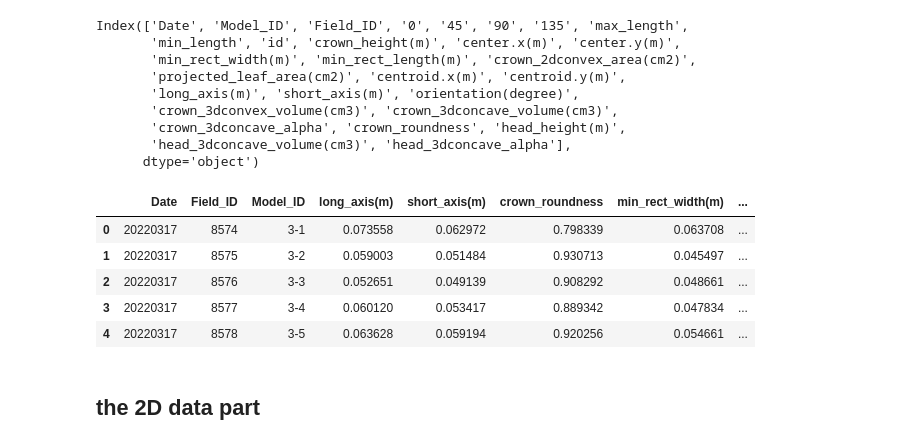
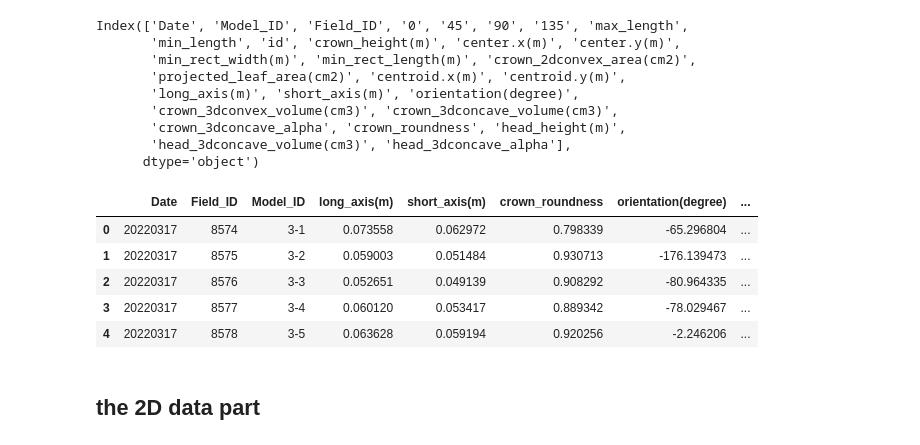
Before and after one commit to UTokyo-FieldPhenomics-Lab/BroccoliHead3D.ipynb, a Jupyter notebook: 20_automl_test.ipynb, the cells around one changed output. Cells and saved outputs as stored; diff of their text form; code cells hidden in the pictures.

```diff
--- a/20_automl_test.ipynb
+++ b/20_automl_test.ipynb
@@ -81,20 +81,20 @@ Index(['Date', 'Model_ID', 'Field_ID', '0', '45', '90', '135', 'max_length',
 # %%
 broccoli_3d_merge_train = broccoli_3d_merge[
     ['Date', 'Field_ID', 'Model_ID',
-     'long_axis(m)', 'short_axis(m)', 'crown_roundness',
+     'long_axis(m)', 'short_axis(m)', 'crown_roundness', 'orientation(degree)',
      'min_rect_width(m)', 'min_rect_length(m)',
      'crown_2dconvex_area(cm2)', 'projected_leaf_area(cm2)',
      'head_height(m)', 'crown_height(m)',
      'crown_3dconvex_volume(cm3)', 'crown_3dconcave_volume(cm3)', 'head_3dconcave_volume(cm3)']
 ]
 broccoli_3d_merge_train.head()
 # %% [output]
-|  | Date | Field_ID | Model_ID | long_axis(m) | short_axis(m) | crown_roundness | min_rect_width(m) | ... |
-| 0 | 20220317 | 8574 | 3-1 | 0.073558 | 0.062972 | 0.798339 | 0.063708 | ... |
-| 1 | 20220317 | 8575 | 3-2 | 0.059003 | 0.051484 | 0.930713 | 0.045497 | ... |
-| 2 | 20220317 | 8576 | 3-3 | 0.052651 | 0.049139 | 0.908292 | 0.048661 | ... |
-| 3 | 20220317 | 8577 | 3-4 | 0.060120 | 0.053417 | 0.889342 | 0.047834 | ... |
-| 4 | 20220317 | 8578 | 3-5 | 0.063628 | 0.059194 | 0.920256 | 0.054661 | ... |
+|  | Date | Field_ID | Model_ID | long_axis(m) | short_axis(m) | crown_roundness | orientation(degree) | ... |
+| 0 | 20220317 | 8574 | 3-1 | 0.073558 | 0.062972 | 0.798339 | -65.296804 | ... |
+| 1 | 20220317 | 8575 | 3-2 | 0.059003 | 0.051484 | 0.930713 | -176.139473 | ... |
+| 2 | 20220317 | 8576 | 3-3 | 0.052651 | 0.049139 | 0.908292 | -80.964335 | ... |
+| 3 | 20220317 | 8577 | 3-4 | 0.060120 | 0.053417 | 0.889342 | -78.029467 | ... |
+| 4 | 20220317 | 8578 | 3-5 | 0.063628 | 0.059194 | 0.920256 | -2.246206 | ... |
 # %%
 broccoli_3d_merge_train.to_excel('out/autoskl_model_db.xlsx', index=False)
 # %% [markdown]
```
Also changed, not shown: 2 other files.
